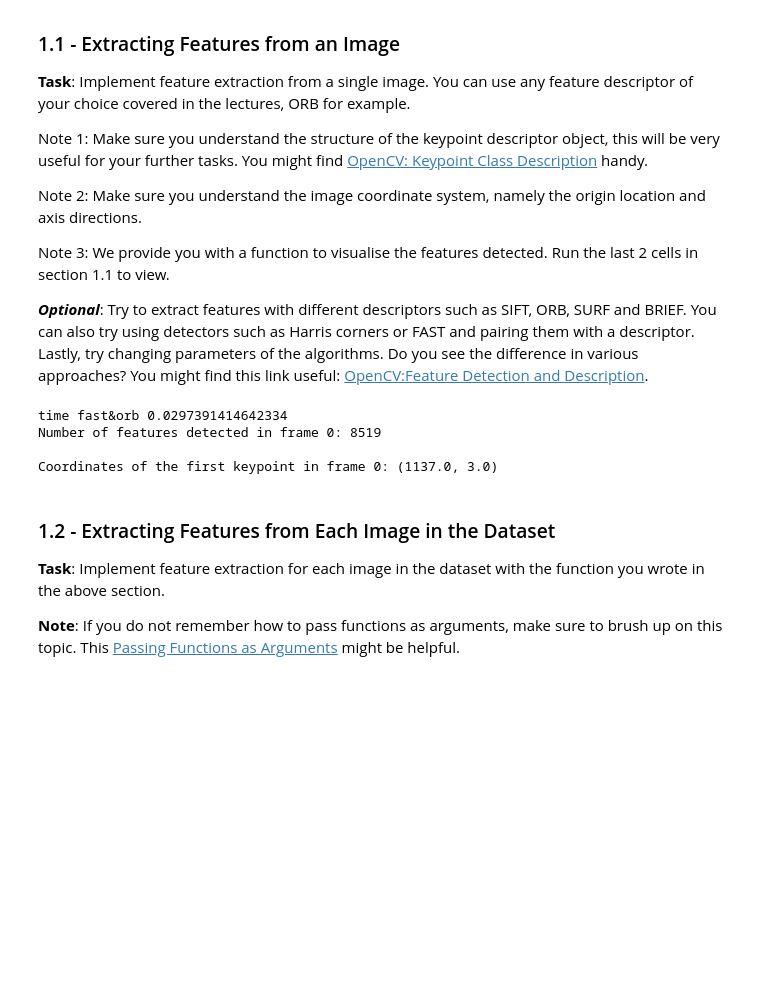
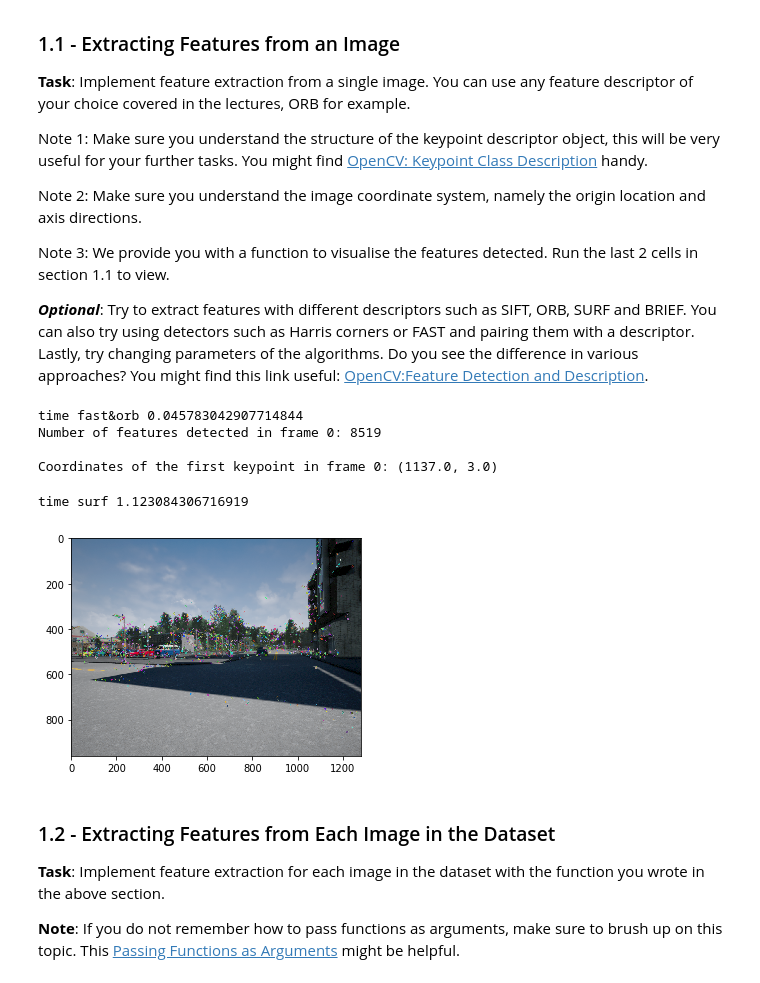
Before and after one commit to cynanis/Self-Driving-Cars, a Jupyter notebook: C3Mod2: Visual Features-Detection,Description and matching/Code/Visual_Odometry_for_Localization_in_Autonomous_Driving.ipynb, the cells around one changed output. Saved outputs shown, nothing was run; the diff lists cells and outputs as text; code cells hidden in the pictures; blank space fills up the shorter version.

```diff
--- a/C3Mod2: Visual Features-Detection,Description and matching/Code/Visual_Odometry_for_Localization_in_Autonomous_Driving.ipynb
+++ b/C3Mod2: Visual Features-Detection,Description and matching/Code/Visual_Odometry_for_Localization_in_Autonomous_Driving.ipynb
@@ -112,7 +109,7 @@ Note 3: We provide you with a function to visualise the features detected. Run t
 ***Optional***: Try to extract features with different descriptors such as SIFT, ORB, SURF and BRIEF. You can also try using detectors such as Harris corners or FAST and pairing them with a descriptor. Lastly, try changing parameters of the algorithms. Do you see the difference in various approaches?
 You might find this link useful:  [OpenCV:Feature Detection and Description](https://docs.opencv.org/3.4.3/db/d27/tutorial_py_table_of_contents_feature2d.html).
 # %%
-def extract_features(image,alg = "fast&surf"):
+def extract_features(image,alg = "fast&orb"):
     """
     Find keypoints and descriptors for the image
 
@@ -127,21 +124,29 @@ def extract_features(image,alg = "fast&surf"):
     start = time.time()
     if alg == "sift":#SIFT
         # SIFT algorithm (detector and descriptor)
-        sift = cv.xfeatures2d.SIFT_create()
+        sift = cv2.xfeatures2d.SIFT_create()
         kp, des = sift.detectAndCompute(image,None)
 
 
     elif alg == "surf":#SURF
         # SURF algorithm (detector and descriptor)
-        surf = cv.xfeatures2d.SURF_create(400)
+        surf = cv2.xfeatures2d.SURF_create(400)
         kp, des = surf.detectAndCompute(image,None)
+
+    elif alg == "orb":#ORB
+        # Initiate ORB detector
+        orb = cv2.ORB_create()
+        # find the keypoints with ORB
+        kp = orb.detect(image,None)
+        # compute the descriptors with ORB
+        kp, des = orb.compute(image, kp)
 
     elif alg == "fast&surf":#FAST and SURF
         #Fast algorithm (just a detector)
         fast = cv2.FastFeatureDetector_create()
         kp = fast.detect(image,None)
         #surf descriptor
-        surf = cv.xfeatures2d.SURF_create(400)
+        surf = cv2.xfeatures2d.SURF_create(400)
         des = surf.compute(image,kp)
 
         # Print all default params
@@ -149,13 +154,7 @@ def extract_features(image,alg = "fast&surf"):
         #print( "nonmaxSuppression:{}".format(fast.getNonmaxSuppression()) )
         #print( "neighborhood: {}".format(fast.getType()) )
         #print( "Total Keypoints with nonmaxSuppression: {}".format(len(kp)) )
-    elif alg == "orb":#ORB
-        # Initiate ORB detector
-        orb = cv2.ORB_create()
-        # find the keypoints with ORB
-        kp = orb.detect(image,None)
-        # compute the descriptors with ORB
-        kp, des = orb.compute(image, kp)
+
     elif alg == "fast&orb":
         #Fast algorithm (just a detector)
 
@@ -176,7 +175,7 @@ kp, des = extract_features(image,alg="fast&orb")
 print("Number of features detected in frame {0}: {1}\n".format(i, len(kp)))
 print("Coordinates of the first keypoint in frame {0}: {1}".format(i, str(kp[0].pt)))
 # %% [output]
-time fast&orb 0.0297391414642334
+time fast&orb 0.045783042907714844
 Number of features detected in frame 0: 8519
 
 Coordinates of the first keypoint in frame 0: (1137.0, 3.0)
@@ -196,9 +195,12 @@ def visualize_features(image, kp):
 # %%
 # Optional: visualizing and experimenting with various feature descriptors
 i = 0
 image = dataset_handler.images_rgb[i]
-
+kp,des = extract_features(image,alg="surf")
 visualize_features(image, kp)
+# %% [output]
+time surf 1.123084306716919
+[figure, added]
 # %% [markdown]
 ### 1.2 - Extracting Features from Each Image in the Dataset
 
```
Also changed, not shown: parts of 13 cells of this notebook, 1 other file.
